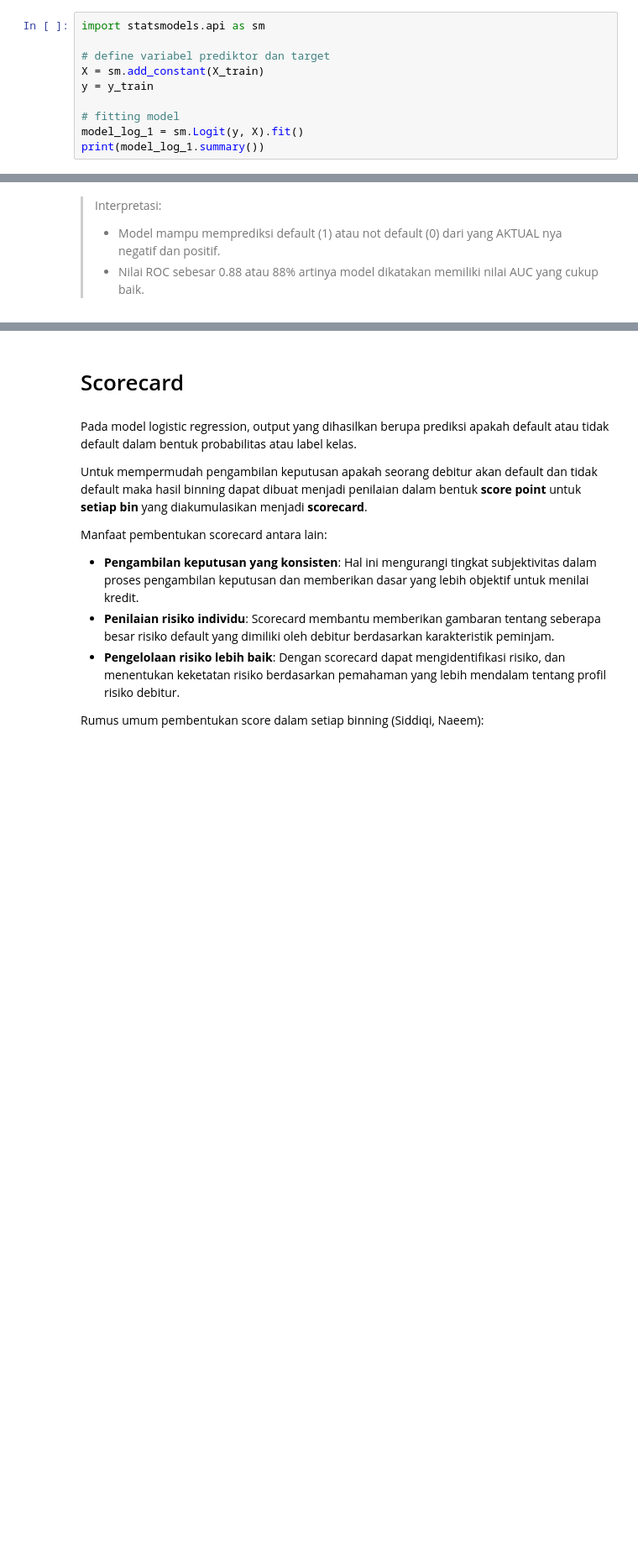
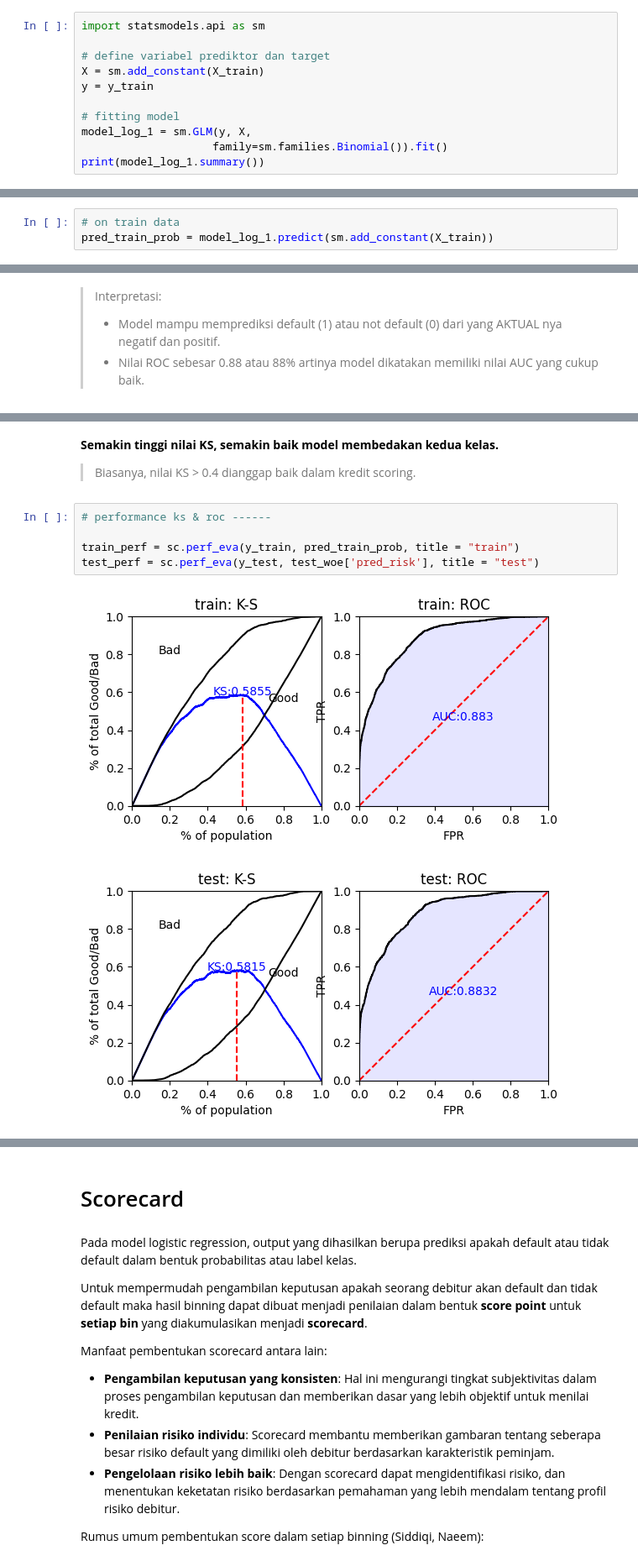
Before and after one commit to hwulanayu/scorecard_python, a Jupyter notebook: Behaviour Scorecard Prediction with Python.ipynb, the cells around one changed output, grey strips where cells are left out. Shown at 84% size. Cells and saved outputs as stored; diff of their text form; blank space fills up the shorter version.

```diff
--- a/Behaviour Scorecard Prediction with Python.ipynb
+++ b/Behaviour Scorecard Prediction with Python.ipynb
@@ -668,5 +679,6 @@ X = sm.add_constant(X_train)
 y = y_train
 
 # fitting model
-model_log_1 = sm.Logit(y, X).fit()
+model_log_1 = sm.GLM(y, X,
+                    family=sm.families.Binomial()).fit()
 print(model_log_1.summary())
@@ -706,6 +754,9 @@ Jika terjadi multicollinearity, yang dapat dilakukan adalah:
 > Ketika nilai VIF > 10 maka **ada hubungan yang kuat antar prediktor**. Yang diingkan ketika membuat model, nilai VIF < 10 agar **tidak ada hubungan antar prediktor**.
 # %% [markdown]
 # Predict
+# %%
+# on train data
+pred_train_prob = model_log_1.predict(sm.add_constant(X_train))
 # %%
 # code of predict value from model
 test_woe['pred_risk'] = model_log_1.predict(sm.add_constant(X_test))
@@ -849,0 +940,12 @@ test_perf = sc.perf_eva(y_test, test_woe['pred_risk'], title = "test")
+# %% [markdown]
+**Semakin tinggi nilai KS, semakin baik model membedakan kedua kelas.**
+
+> Biasanya, nilai KS > 0.4 dianggap baik dalam kredit scoring.
+# %%
+# performance ks & roc ------
+
+train_perf = sc.perf_eva(y_train, pred_train_prob, title = "train")
+test_perf = sc.perf_eva(y_test, test_woe['pred_risk'], title = "test")
+# %% [output]
+[figure, added]
+[figure, added]
```
Also changed, not shown: parts of 62 cells of this notebook.
